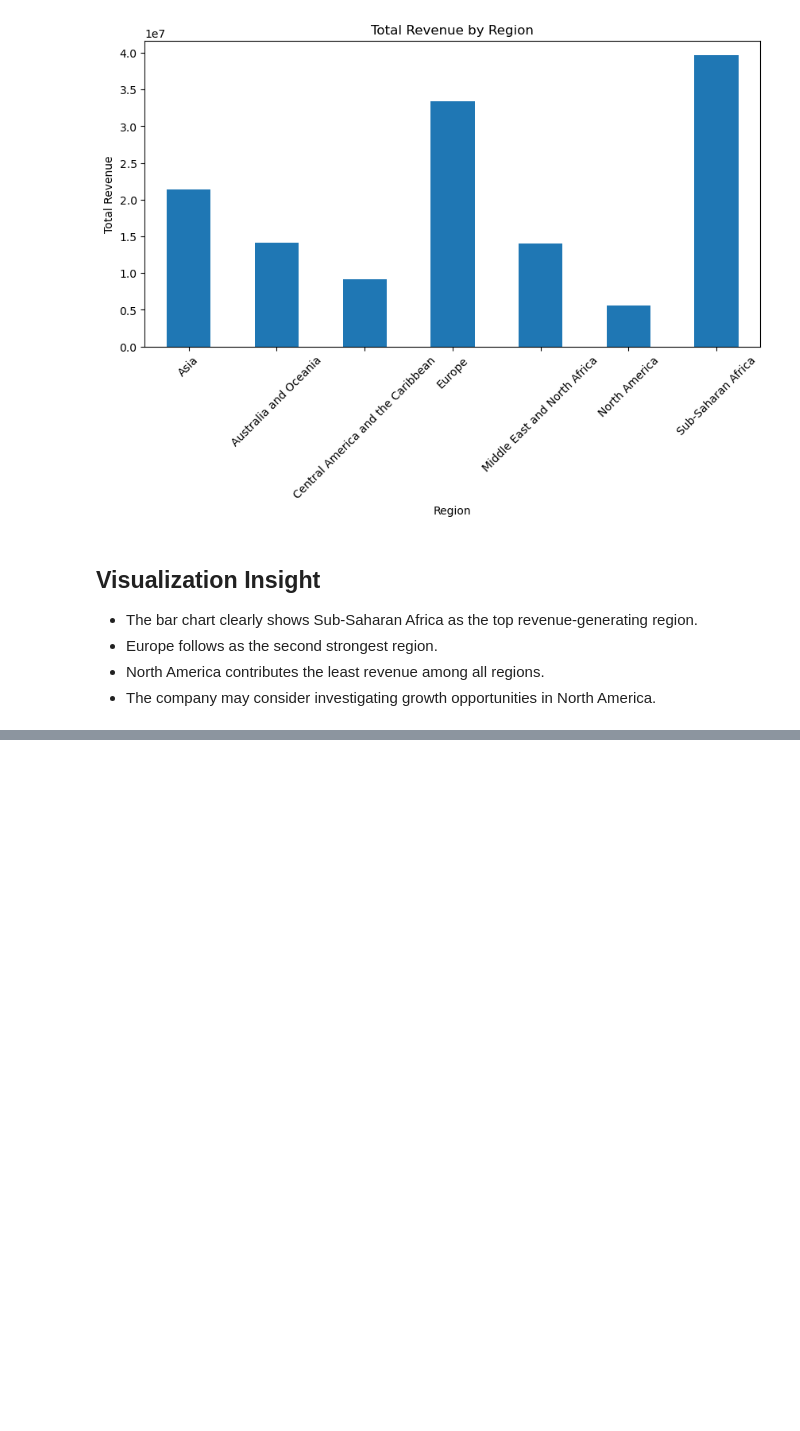
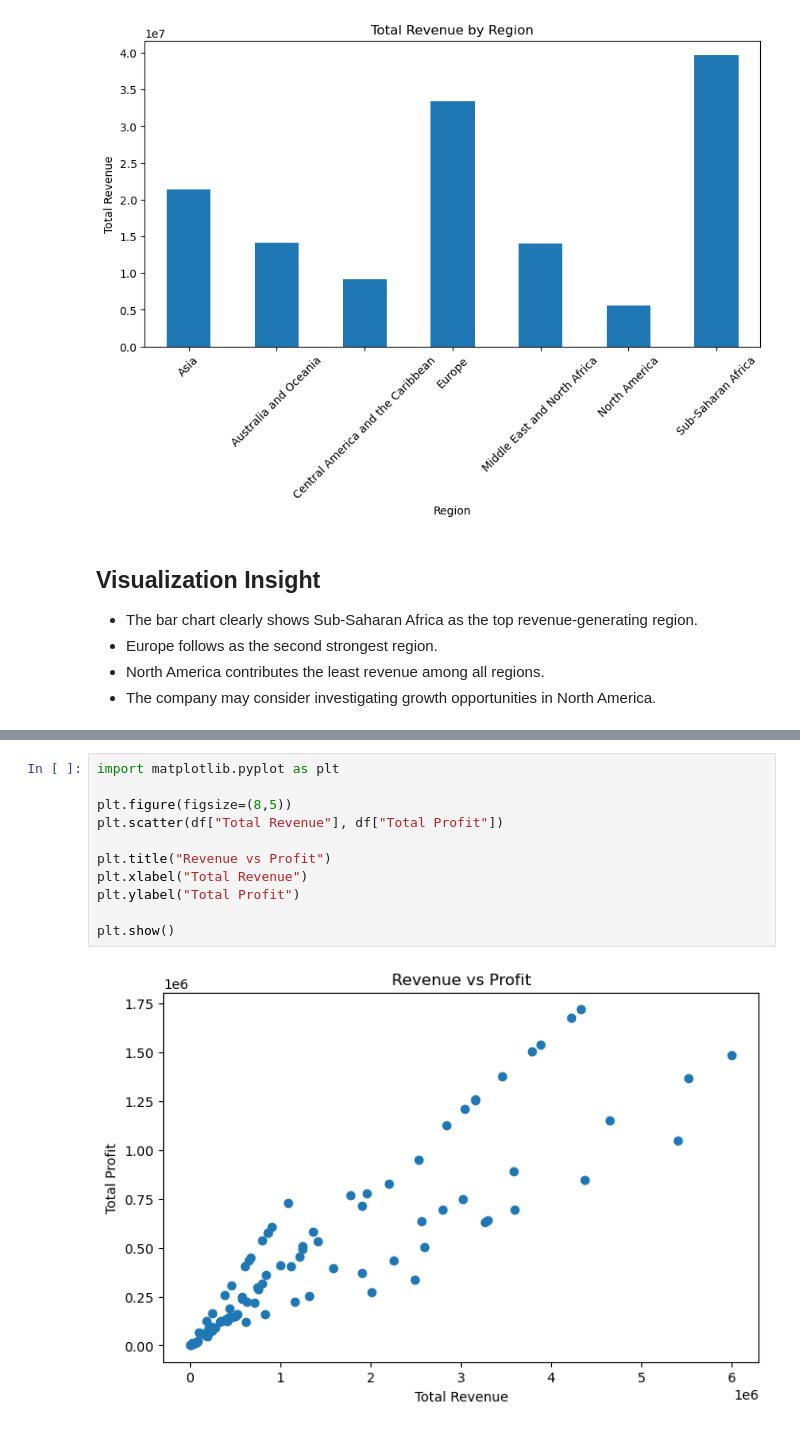
Before and after one commit to ketkivmohite/sales-data-analysis-project, a Jupyter notebook: sales_analysis.ipynb, the cells around one changed output, grey strips where cells are left out. Saved outputs shown, nothing was run; the diff lists cells and outputs as text; blank space fills up the shorter version.

```diff
--- a/sales_analysis.ipynb
+++ b/sales_analysis.ipynb
@@ -161,0 +336,13 @@ plt.show()
+# %%
+import matplotlib.pyplot as plt
+
+plt.figure(figsize=(8,5))
+plt.scatter(df["Total Revenue"], df["Total Profit"])
+
+plt.title("Revenue vs Profit")
+plt.xlabel("Total Revenue")
+plt.ylabel("Total Profit")
+
+plt.show()
+# %% [output]
+[figure, added]
```
Also changed, not shown: parts of 14 cells of this notebook.
